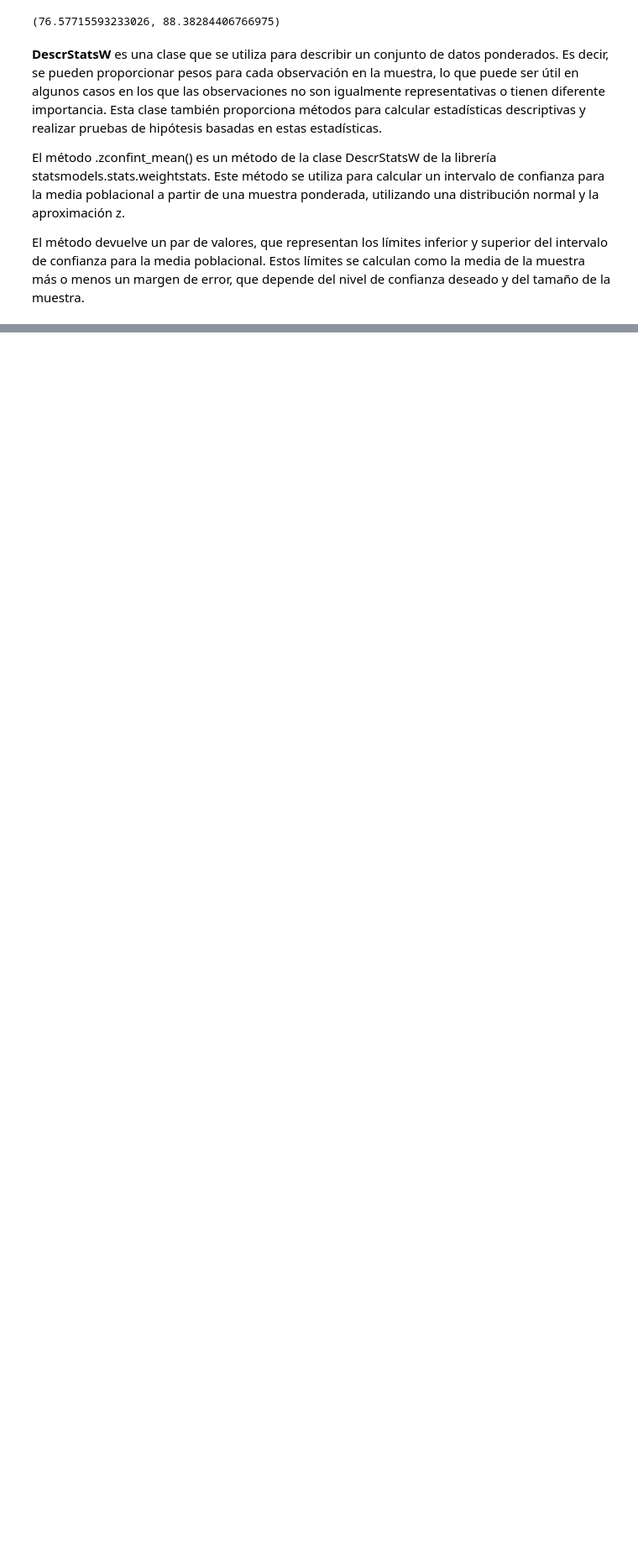
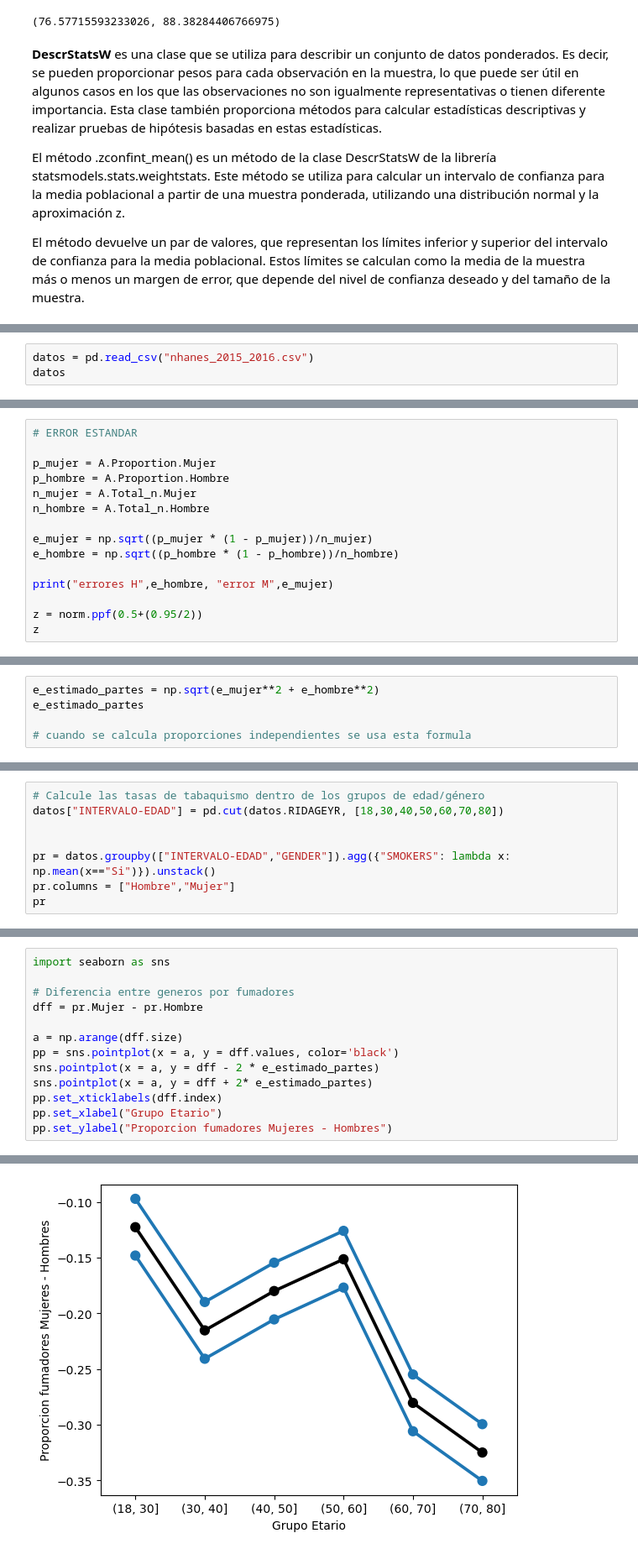
Before and after one commit to onavarrete04/Introduccion-Ciencia-Datos, a Jupyter notebook: ESTADÍSTICA INFERENCIAL-2023.ipynb, the cells around one changed output, grey strips where cells are left out. Shown at 84% size. Saved outputs shown, nothing was run; the diff lists cells and outputs as text; blank space fills up the shorter version.

```diff
--- a/ESTADÍSTICA INFERENCIAL-2023.ipynb
+++ b/ESTADÍSTICA INFERENCIAL-2023.ipynb
@@ -803,0 +813,3 @@ El método devuelve un par de valores, que representan los límites inferior y s
+# %%
+datos = pd.read_csv("nhanes_2015_2016.csv")
+datos
@@ -803,0 +907,15 @@ El método devuelve un par de valores, que representan los límites inferior y s
+# %%
+# ERROR ESTANDAR
+
+p_mujer = A.Proportion.Mujer
+p_hombre = A.Proportion.Hombre
+n_mujer = A.Total_n.Mujer
+n_hombre = A.Total_n.Hombre
+
+e_mujer = np.sqrt((p_mujer * (1 - p_mujer))/n_mujer)
+e_hombre = np.sqrt((p_hombre * (1 - p_hombre))/n_hombre)
+
+print("errores H",e_hombre, "error M",e_mujer)
+
+z = norm.ppf(0.5+(0.95/2))
+z
@@ -803,0 +966,5 @@ El método devuelve un par de valores, que representan los límites inferior y s
+# %%
+e_estimado_partes = np.sqrt(e_mujer**2 + e_hombre**2)
+e_estimado_partes
+
+# cuando se calcula proporciones independientes se usa esta formula
@@ -803,0 +999,8 @@ El método devuelve un par de valores, que representan los límites inferior y s
+# %%
+# Calcule las tasas de tabaquismo dentro de los grupos de edad/género
+datos["INTERVALO-EDAD"] = pd.cut(datos.RIDAGEYR, [18,30,40,50,60,70,80])
+
+
+pr = datos.groupby(["INTERVALO-EDAD","GENDER"]).agg({"SMOKERS": lambda x: np.mean(x=="Si")}).unstack()
+pr.columns = ["Hombre","Mujer"]
+pr
@@ -803,0 +1044,14 @@ El método devuelve un par de valores, que representan los límites inferior y s
+# %%
+import seaborn as sns
+
+# Diferencia entre generos por fumadores
+dff = pr.Mujer - pr.Hombre
+
+a = np.arange(dff.size)
+pp = sns.pointplot(x = a, y = dff.values, color='black')
+sns.pointplot(x = a, y = dff - 2 * e_estimado_partes)
+sns.pointplot(x = a, y = dff + 2* e_estimado_partes)
+pp.set_xticklabels(dff.index)
+pp.set_xlabel("Grupo Etario")
+pp.set_ylabel("Proporcion fumadores Mujeres - Hombres")
+# %% [output]
@@ -803,0 +1059 @@ El método devuelve un par de valores, que representan los límites inferior y s
+[figure, added]
```
Also changed, not shown: parts of 64 cells of this notebook, 1 other file.
